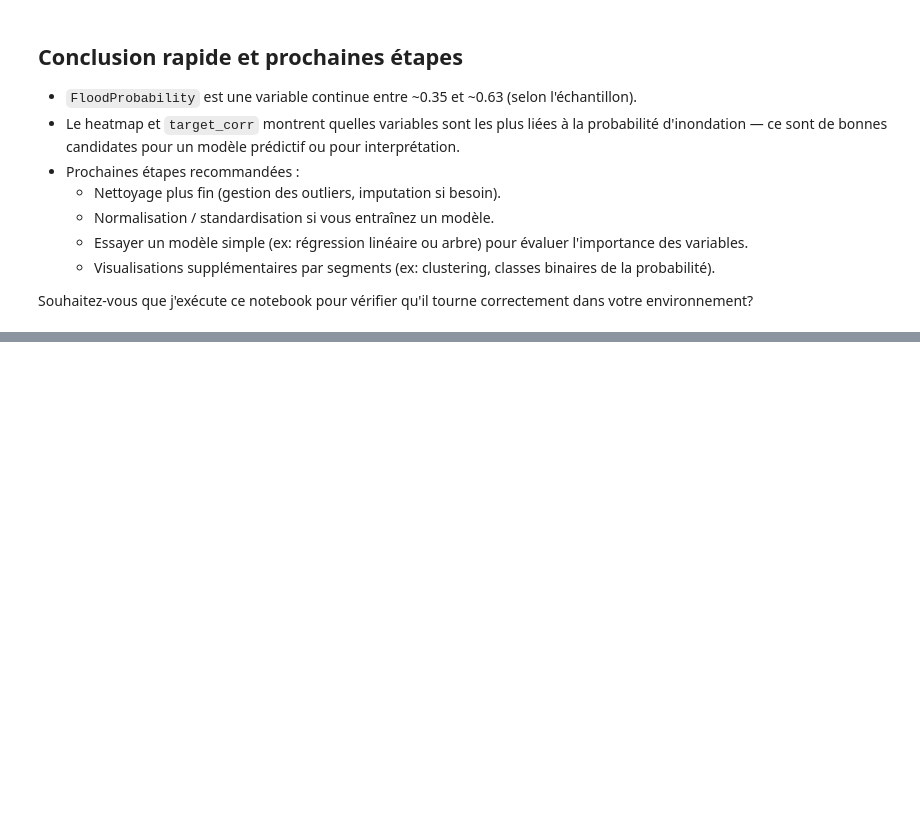
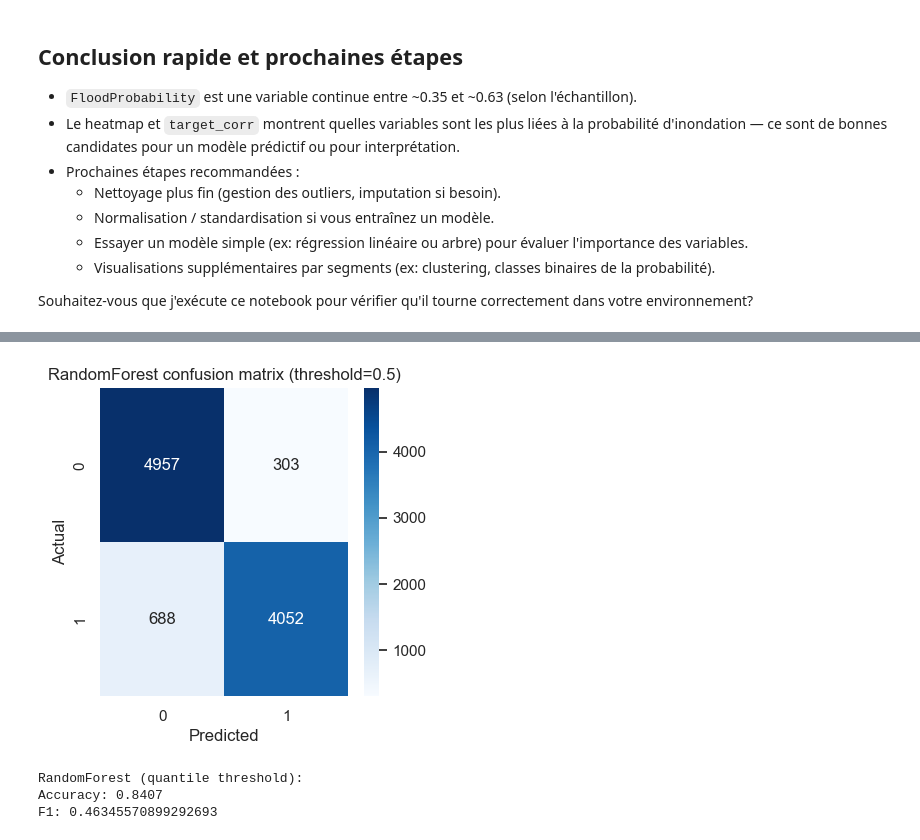
Before and after one commit to alobo01/mai-idss-flood, a Jupyter notebook: data1.ipynb, the cells around one changed output, grey strips where cells are left out. Saved outputs shown, nothing was run; the diff lists cells and outputs as text; code cells hidden in the pictures; blank space fills up the shorter version.

```diff
--- a/data1.ipynb
+++ b/data1.ipynb
@@ -400,0 +492,74 @@ Souhaitez-vous que j'exécute ce notebook pour vérifier qu'il tourne correcteme
+# %%
+# Classification: Binary labels from FloodProbability
+from sklearn.tree import DecisionTreeClassifier
+from sklearn.ensemble import RandomForestClassifier
+from sklearn.metrics import accuracy_score, precision_score, recall_score, f1_score, roc_auc_score, confusion_matrix
+
+# Create two binary labels: threshold 0.5 and top quartile
+if 'FloodProbability' not in df.columns:
+    raise ValueError('FloodProbability not found')
+
+threshold = 0.5
+y_bin = (df['FloodProbability'] > threshold).astype(int)
+
+q = 0.75
+quantile_th = df['FloodProbability'].quantile(q)
+print(f"Quantile {q} threshold: {quantile_th:.3f}")
+y_bin_q = (df['FloodProbability'] > quantile_th).astype(int)
+
+# Use numeric features
+num_cols = df.select_dtypes(include=[np.number]).columns.tolist()
+if 'FloodProbability' in num_cols:
+    num_cols.remove('FloodProbability')
+X = df[num_cols].copy()
+X = X.loc[:, X.nunique(dropna=True) > 1]
+
+# Drop NA rows
+mask = X.notnull().all(axis=1) & df['FloodProbability'].notnull()
+X = X[mask]
+
+y_bin = y_bin.loc[mask]
+
+y_bin_q = y_bin_q.loc[mask]
+
+# Train / test split
+X_train, X_test, y_train, y_test = train_test_split(X, y_bin, test_size=0.2, random_state=42)
+
+# Fit classifiers
+clf_dt = DecisionTreeClassifier(random_state=42)
+clf_dt.fit(X_train, y_train)
+
+clf_rf = RandomForestClassifier(n_estimators=200, random_state=42, n_jobs=-1)
+clf_rf.fit(X_train, y_train)
+
+# Evaluate on the 0.5 threshold
+for name, model in [('DecisionTreeClassifier', clf_dt), ('RandomForestClassifier', clf_rf)]:
+    pred = model.predict(X_test)
+    proba = model.predict_proba(X_test)[:, 1]
+    print('\n==', name)
+    print('Accuracy:', accuracy_score(y_test, pred))
+    print('Precision:', precision_score(y_test, pred, zero_division=0))
+    print('Recall:', recall_score(y_test, pred, zero_division=0))
+    print('F1:', f1_score(y_test, pred, zero_division=0))
+    if len(np.unique(y_test)) > 1:
+        print('ROC-AUC:', roc_auc_score(y_test, proba))
+
+# Confusion matrix for RandomForest
+import matplotlib.pyplot as plt
+cm = confusion_matrix(y_test, clf_rf.predict(X_test))
+plt.figure(figsize=(4, 4))
+sns.heatmap(cm, annot=True, fmt='d', cmap='Blues')
+plt.xlabel('Predicted')
+plt.ylabel('Actual')
+plt.title('RandomForest confusion matrix (threshold=0.5)')
+plt.show()
+
+# Optionally evaluate classification for quantile threshold
+X_train, X_test, y_train_q, y_test_q = train_test_split(X, y_bin_q, test_size=0.2, random_state=42)
+clf_rf_q = RandomForestClassifier(n_estimators=200, random_state=42, n_jobs=-1)
+clf_rf_q.fit(X_train, y_train_q)
+pred_q = clf_rf_q.predict(X_test)
+print('\nRandomForest (quantile threshold):')
+print('Accuracy:', accuracy_score(y_test_q, pred_q))
+print('F1:', f1_score(y_test_q, pred_q, zero_division=0))
+# %% [output]
@@ -400,0 +581,4 @@ Souhaitez-vous que j'exécute ce notebook pour vérifier qu'il tourne correcteme
+[figure, added]
+RandomForest (quantile threshold):
+Accuracy: 0.8407
+F1: 0.46345570899292693
```
Also changed, not shown: parts of 4 cells of this notebook.
